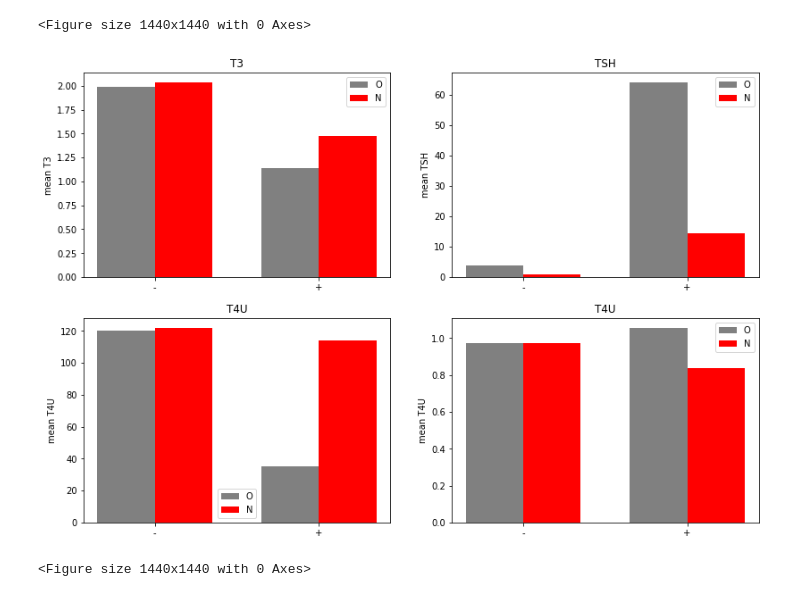
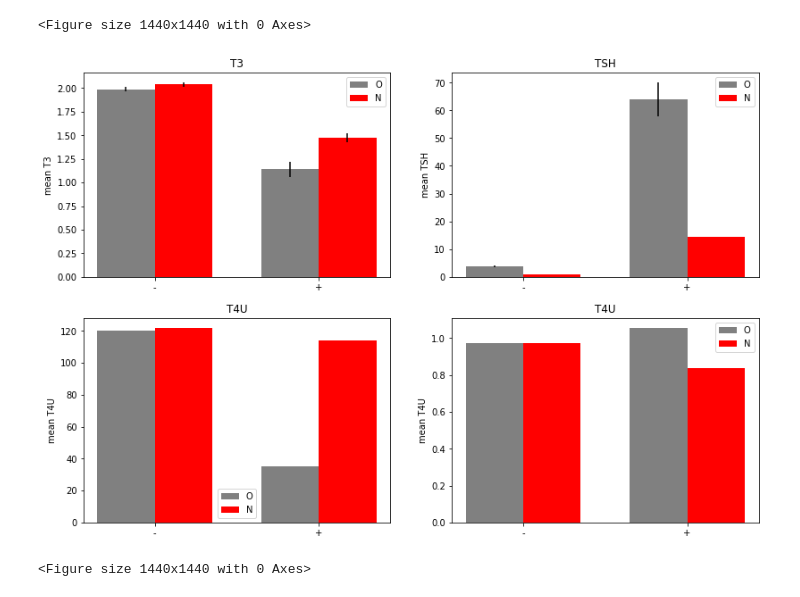
Before and after one commit to karlypaige/Fundamentals-Capstone-Hypothyroid, a Jupyter notebook: Hypothyroid Dataset.ipynb, the cells around one changed output. Drawn from its saved outputs; the diff is of its cells as text; code cells hidden in the pictures.

```diff
--- a/Hypothyroid Dataset.ipynb
+++ b/Hypothyroid Dataset.ipynb
@@ -932,16 +932,15 @@ plt.show()
 <Figure size 1440x1440 with 0 Axes>
 # %%
 #method for calculating errors for bar graph
-def ht_error_calc_2(column, ht_condition, NH_condition):
+def ht_error_calc_2(column1, column2, c2_condition):
 
     try:
-        return (ht[column].loc[(ht[column]!=0)
-                 &(ht['hypothyroid'].isin([ht_condition]))
-                 &(ht['New_Hypothyroid'].isin([NH_condition]))
-                ].std())/((ht[column].loc[(ht[column]!=0)
-                 &(ht['hypothyroid'].isin([ht_condition]))
-                 &(ht['New_Hypothyroid'].isin([NH_condition]))
-                ].count())**.5)
+        return (
+            (ht[column1].loc[(ht[column1]!=0)
+                 &(ht[column2].isin([c2_condition]))].std())
+            /(ht[column1].loc[(ht[column1]!=0)
+                 &(ht[column2].isin([c2_condition]))].count()**.5)
+               )
     except ValueError:
         print('input error')
 # %%
@@ -965,7 +964,8 @@ axarr[0,0].bar(ind, np.array([
                 ].mean()
 ])
     , width, color=fColor,
-               #yerr=(ht_error_calc_2('T3', 'negative', 'f'), ht_error_calc_2('T3', 'hypothyroid', 'f'))
+               yerr=(ht_error_calc_2('T3', 'hypothyroid', 'negative'),
+                     ht_error_calc_2('T3', 'hypothyroid', 'hypothyroid'))
               )
 axarr[0,0].bar(ind+width, np.array([
     ht['T3'].loc[(ht['T3']!=0)
@@ -976,7 +976,7 @@ axarr[0,0].bar(ind+width, np.array([
                 ].mean()
 ])
     , width, color=mColor,
-              #yerr=(ht_error_calc_2('T3', 'negative', 't'), ht_error_calc_2('T3', 'hypothyroid', 't'))
+              yerr=(ht_error_calc_2('T3', 'New_Hypothyroid', 'f'), ht_error_calc_2('T3', 'New_Hypothyroid', 't'))
               )
 axarr[0,0].set_title('T3')
 axarr[0,0].set_ylabel('mean T3')
@@ -993,7 +993,7 @@ axarr[0,1].bar(ind, np.array([
                  ].mean()
 ])
     , width, color=fColor,
-               #yerr=(ht_error_calc_2('TSH', 'negative', 'f'), ht_error_calc_2('TSH', 'hypothyroid', 'f'))
+               yerr=(ht_error_calc_2('TSH', 'hypothyroid', 'negative'), ht_error_calc_2('TSH', 'hypothyroid', 'hypothyroid'))
               )
 axarr[0,1].bar(ind+width, np.array([
     ht['TSH'].loc[(ht['TSH']!=0)
@@ -1004,7 +1004,7 @@ axarr[0,1].bar(ind+width, np.array([
                  ].mean()
 ])
     , width, color=mColor,
-               #yerr=(ht_error_calc_2('TSH', 'negative', 't'), ht_error_calc('TSH', 'hypothyroid', 't'))
+               yerr=(ht_error_calc_2('TSH', 'New_Hypothyroid', 'f'), ht_error_calc('TSH', 'New_Hypothyroid', 't'))
               )
 axarr[0,1].set_title('TSH')
 axarr[0,1].set_ylabel('mean TSH')
@@ -1021,7 +1021,7 @@ axarr[1,0].bar(ind,np.array([
                  ].mean()
 ])
     , width, color=fColor,
-              #yerr=(ht_error_calc_2('FTI', 'negative', 'f'), ht_error_calc_2('FTI', 'hypothyroid', 'f'))
+              yerr=(ht_error_calc_2('FTI', 'hypothyroid', 'negative'), ht_error_calc_2('FTI', 'hypothyroid', 'hypothyroid'))
               )
 axarr[1,0].bar(ind + width,np.array([
     ht['FTI'].loc[(ht['FTI']!=0)
@@ -1032,7 +1032,7 @@ axarr[1,0].bar(ind + width,np.array([
                  ].mean()
 ])
     , width, color=mColor,
-              #yerr=(ht_error_calc_2('FTI', 'negative', 't'), ht_error_calc_2('FTI', 'hypothyroid', 't'))
+              yerr=(ht_error_calc_2('FTI', 'New_Hypothyroid', 'f'), ht_error_calc_2('FTI', 'New_Hypothyroid', 't'))
               )
 axarr[1,0].set_title('T4U')
 axarr[1,0].set_ylabel('mean T4U')
@@ -1043,34 +1043,34 @@ axarr[1,0].legend(legend_values)
 axarr[1,1].bar(ind, np.array([
     ht['T4U'].loc[(ht['T4U']!=0)
                   &(ht['hypothyroid'].isin(['negative']))
                  ].mean(),
     ht['T4U'].loc[(ht['T4U']!=0)
                   &(ht['hypothyroid'].isin(['hypothyroid']))
                  ].mean()
 ])
     , width, color=fColor,
-              #yerr=(ht_error_calc_2('T4U', 'negative', 'f'), ht_error_calc_2('T4U', 'hypothyroid', 'f'))
+              yerr=(ht_error_calc_2('T4U', 'hypothyroid', 'negative'), ht_error_calc_2('T4U', 'hypothyroid', 'hypothyroid'))
                    )
 axarr[1,1].bar(ind + width, np.array([
     ht['T4U'].loc[(ht['T4U']!=0)
                   &(ht['New_Hypothyroid'].isin(['f']))
                  ].mean(),
     ht['T4U'].loc[(ht['T4U']!=0)
                   &(ht['New_Hypothyroid'].isin(['t']))
                  ].mean()
 ])
     , width, color=mColor,
-              #yerr=(ht_error_calc_2('T4U', 'negative', 't'), ht_error_calc_2('T4U', 'hypothyroid', 't'))
+              yerr=(ht_error_calc_2('T4U', 'New_Hypothyroid', 't'), ht_error_calc_2('T4U', 'New_Hypothyroid', 't'))
                    )
 axarr[1,1].set_ylabel('mean T4U')
 axarr[1,1].set_title('T4U')
 axarr[1,1].set_xticks(ind + width / 2)
 axarr[1,1].set_xticklabels(tick_values)
 axarr[1,1].legend(legend_values)
 
 x.subplots_adjust(top=1, right=1)
 
 plt.show()
 # %% [output]
-[figure, old version]
+[figure, new version]
 <Figure size 1440x1440 with 0 Axes>
```
